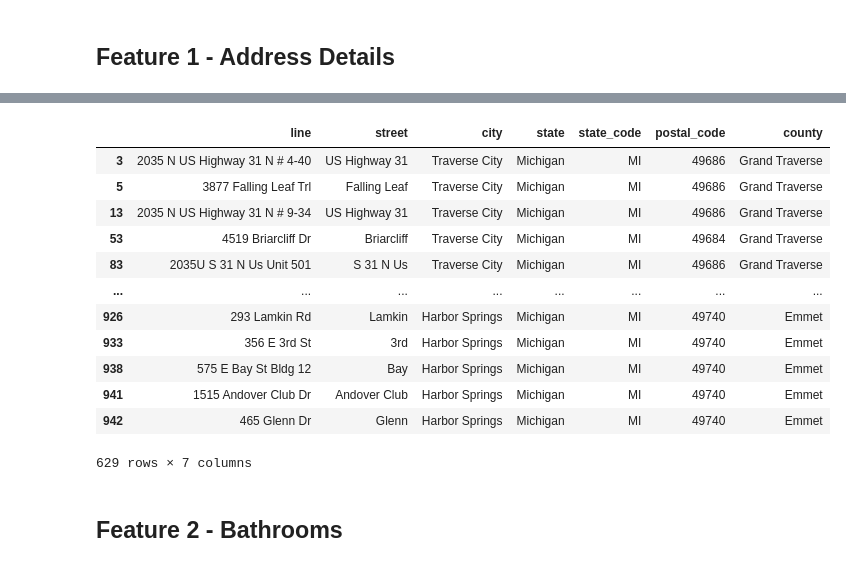
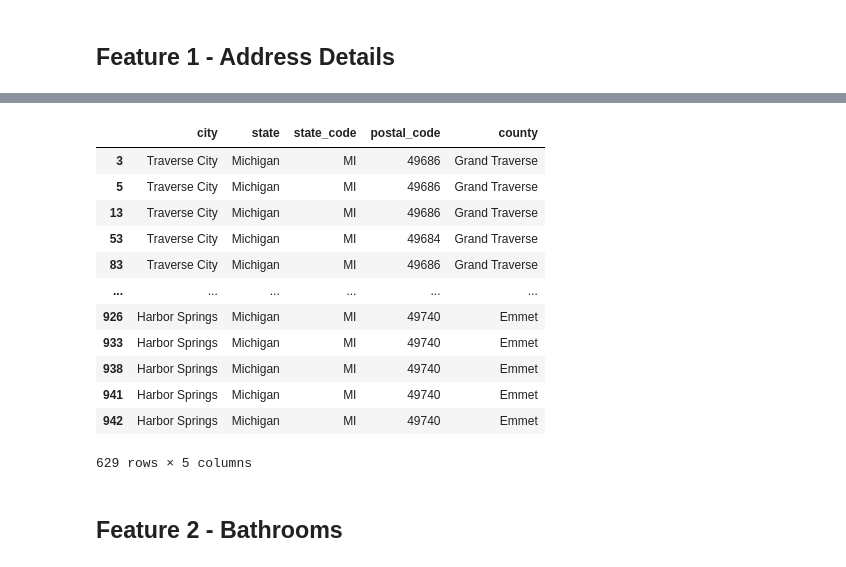
Before and after one commit to peter-callahan/Real-Estate-Pricing, a Jupyter notebook: real_estate_project_overview.ipynb, the cells around one changed output, grey strips where cells are left out. Saved outputs shown, nothing was run; the diff lists cells and outputs as text; code cells hidden in the pictures.

```diff
--- a/real_estate_project_overview.ipynb
+++ b/real_estate_project_overview.ipynb
@@ -29,5 +33,5 @@ pd.set_option('display.max_rows', 500)
 # %%
-eda = pd.read_csv('https://raw.githubusercontent.com/vanderbilt-ml/51-callahan-mlproj-realestate/main/northern_MI_market_total_2022-05-22.csv?token=GHSAT0AAAAAABULIU4GOX65CIEQ35PWYY7UYU4Y3SA',
+eda = pd.read_csv('https://raw.githubusercontent.com/vanderbilt-ml/51-callahan-mlproj-realestate/main/northern_MI_market_total_2022-05-22.csv',
                   parse_dates=['last_update', 'sold_date'],
                   infer_datetime_format=True)
 
@@ -115,10 +119,9 @@ prop_data['list_date'] = pd.to_datetime(prop_data['list_date'], utc=True).dt.dat
 prop_data['price_reduced_date'] = pd.to_datetime(prop_data['price_reduced_date'], utc=True).dt.date
 
 prop_data = prop_data[ prop_data['prop_type'].isin(['single_family', 'condo', 'multi_family']) ]
+# prop_data = prop_data.loc['single_family', 'condo', 'multi_family']
 
 prop_data = prop_data.dropna(subset=['sqft_raw'])
-
-prop_data = prop_data[ prop_data['sqft_raw'] > 0]
 # %% [output]
 A value is trying to be set on a copy of a slice from a DataFrame.
 Try using .loc[row_indexer,col_indexer] = value instead
@@ -193,24 +204,24 @@ fig.show()
 # %%
-unpacked_address = prop_data['address_new'].apply(pd.Series).drop(columns=['lat', 'long', 'street_number', 'street_suffix', 'unit'])
+unpacked_address = prop_data['address_new'].apply(pd.Series).drop(columns=['lat', 'long', 'street_number', 'street_suffix', 'unit', 'line', 'street'])
 
 display(unpacked_address)
 
 prop_data = pd.concat([prop_data, unpacked_address],
               axis=1)
 # %% [output]
-|  | line | street | city | state | state_code | postal_code | county |
-| 3 | 2035 N US Highway 31 N # 4-40 | US Highway 31 | Traverse City | Michigan | MI | 49686 | Grand Traverse |
-| 5 | 3877 Falling Leaf Trl | Falling Leaf | Traverse City | Michigan | MI | 49686 | Grand Traverse |
-| 13 | 2035 N US Highway 31 N # 9-34 | US Highway 31 | Traverse City | Michigan | MI | 49686 | Grand Traverse |
-| 53 | 4519 Briarcliff Dr | Briarcliff | Traverse City | Michigan | MI | 49684 | Grand Traverse |
-| 83 | 2035U S 31 N Us Unit 501 | S 31 N Us | Traverse City | Michigan | MI | 49686 | Grand Traverse |
-| ... | ... | ... | ... | ... | ... | ... | ... |
-| 926 | 293 Lamkin Rd | Lamkin | Harbor Springs | Michigan | MI | 49740 | Emmet |
-| 933 | 356 E 3rd St | 3rd | Harbor Springs | Michigan | MI | 49740 | Emmet |
-| 938 | 575 E Bay St Bldg 12 | Bay | Harbor Springs | Michigan | MI | 49740 | Emmet |
-| 941 | 1515 Andover Club Dr | Andover Club | Harbor Springs | Michigan | MI | 49740 | Emmet |
-| 942 | 465 Glenn Dr | Glenn | Harbor Springs | Michigan | MI | 49740 | Emmet |
+|  | city | state | state_code | postal_code | county |
+| 3 | Traverse City | Michigan | MI | 49686 | Grand Traverse |
+| 5 | Traverse City | Michigan | MI | 49686 | Grand Traverse |
+| 13 | Traverse City | Michigan | MI | 49686 | Grand Traverse |
+| 53 | Traverse City | Michigan | MI | 49684 | Grand Traverse |
+| 83 | Traverse City | Michigan | MI | 49686 | Grand Traverse |
+| ... | ... | ... | ... | ... | ... |
+| 926 | Harbor Springs | Michigan | MI | 49740 | Emmet |
+| 933 | Harbor Springs | Michigan | MI | 49740 | Emmet |
+| 938 | Harbor Springs | Michigan | MI | 49740 | Emmet |
+| 941 | Harbor Springs | Michigan | MI | 49740 | Emmet |
+| 942 | Harbor Springs | Michigan | MI | 49740 | Emmet |
-629 rows × 7 columns
+629 rows × 5 columns
 # %% [markdown]
 ## Feature 2 - Bathrooms
 # %%
```
Also changed, not shown: parts of 65 cells of this notebook.
